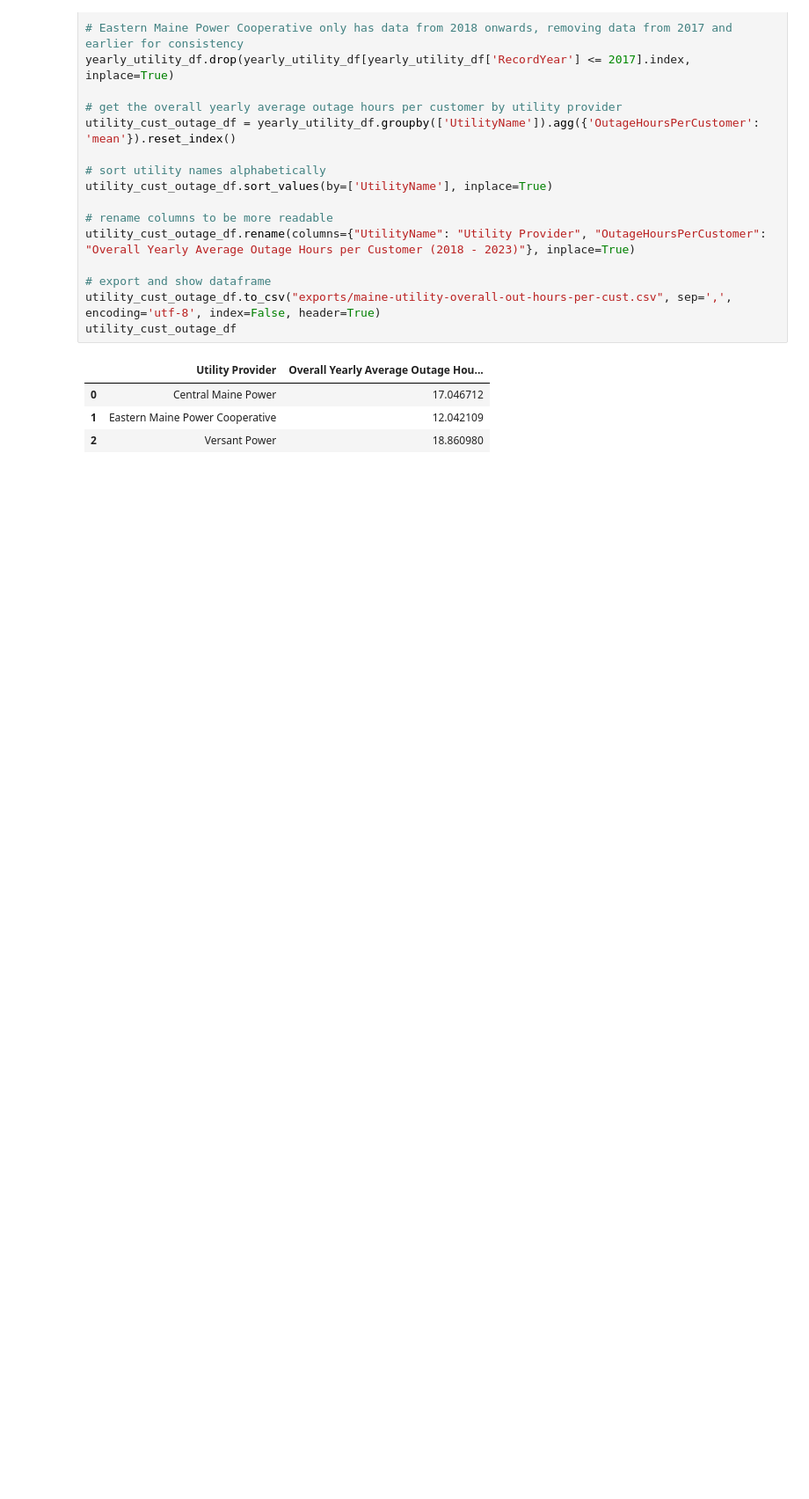
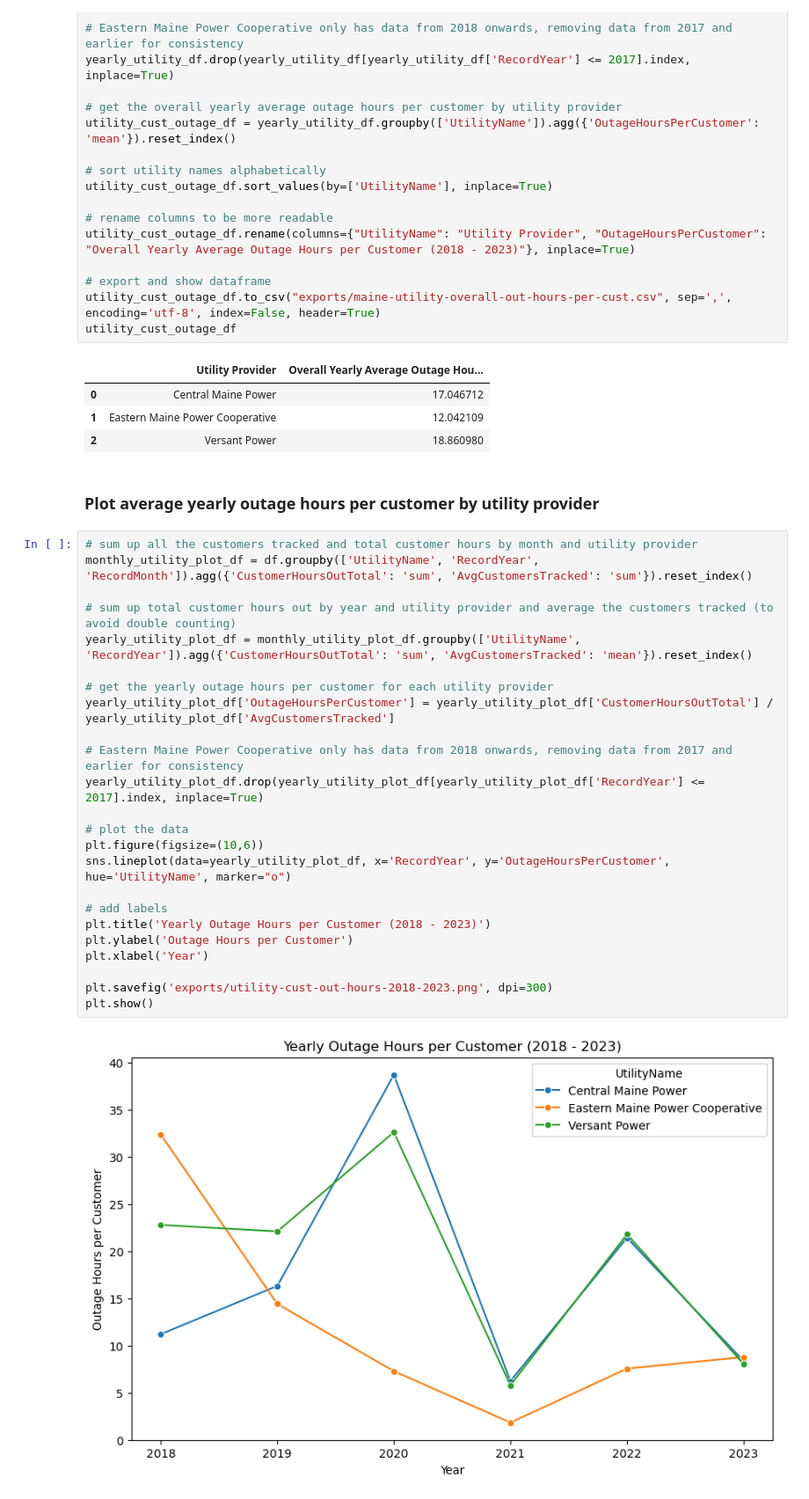
Before and after one commit to willgao23/maine-blackouts, a Jupyter notebook: notebooks/maine-blackout-analysis.ipynb, the cells around one changed output. Shown at 88% size. Drawn from its saved outputs; the diff is of its cells as text; blank space fills up the shorter version.

```diff
--- a/notebooks/maine-blackout-analysis.ipynb
+++ b/notebooks/maine-blackout-analysis.ipynb
@@ -152,3 +196,31 @@ utility_cust_outage_df
 | 0 | Central Maine Power | 17.046712 |
 | 1 | Eastern Maine Power Cooperative | 12.042109 |
 | 2 | Versant Power | 18.860980 |
+# %% [markdown]
+### Plot average yearly outage hours per customer by utility provider
+# %%
+# sum up all the customers tracked and total customer hours by month and utility provider
+monthly_utility_plot_df = df.groupby(['UtilityName', 'RecordYear', 'RecordMonth']).agg({'CustomerHoursOutTotal': 'sum', 'AvgCustomersTracked': 'sum'}).reset_index()
+
+# sum up total customer hours out by year and utility provider and average the customers tracked (to avoid double counting)
+yearly_utility_plot_df = monthly_utility_plot_df.groupby(['UtilityName', 'RecordYear']).agg({'CustomerHoursOutTotal': 'sum', 'AvgCustomersTracked': 'mean'}).reset_index()
+
+# get the yearly outage hours per customer for each utility provider
+yearly_utility_plot_df['OutageHoursPerCustomer'] = yearly_utility_plot_df['CustomerHoursOutTotal'] / yearly_utility_plot_df['AvgCustomersTracked']
+
+# Eastern Maine Power Cooperative only has data from 2018 onwards, removing data from 2017 and earlier for consistency
+yearly_utility_plot_df.drop(yearly_utility_plot_df[yearly_utility_plot_df['RecordYear'] <= 2017].index, inplace=True)
+
+# plot the data
+plt.figure(figsize=(10,6))
+sns.lineplot(data=yearly_utility_plot_df, x='RecordYear', y='OutageHoursPerCustomer', hue='UtilityName', marker="o")
+
+# add labels
+plt.title('Yearly Outage Hours per Customer (2018 - 2023)')
+plt.ylabel('Outage Hours per Customer')
+plt.xlabel('Year')
+
+plt.savefig('exports/utility-cust-out-hours-2018-2023.png', dpi=300)
+plt.show()
+# %% [output]
+[figure, added]
```
Also changed, not shown: parts of 6 cells of this notebook, 7 other files.
